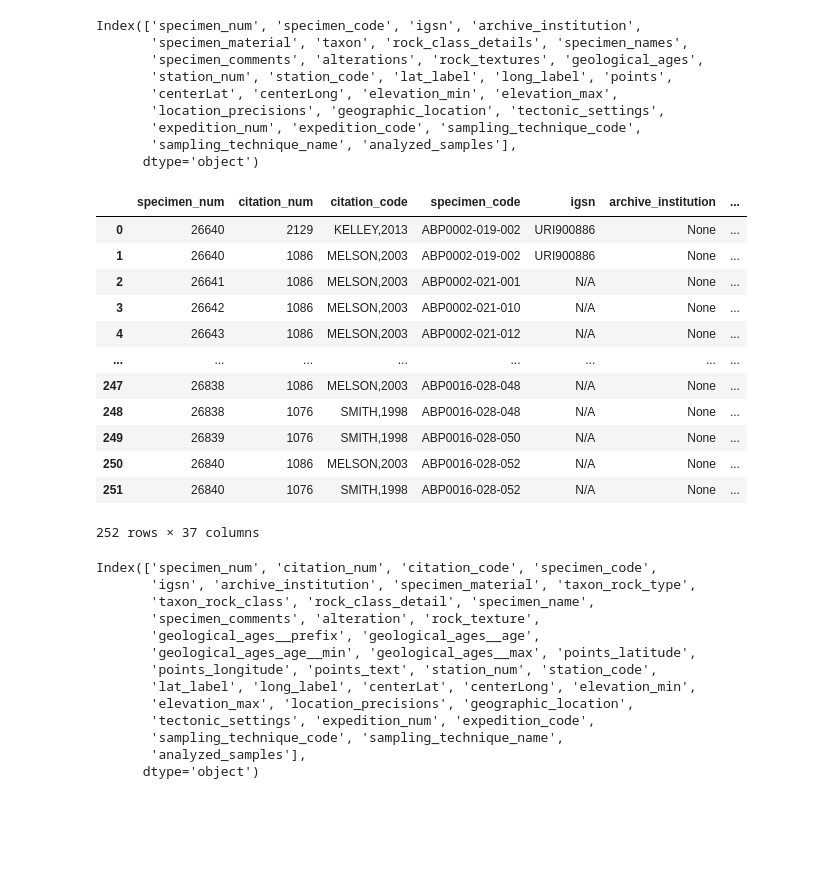
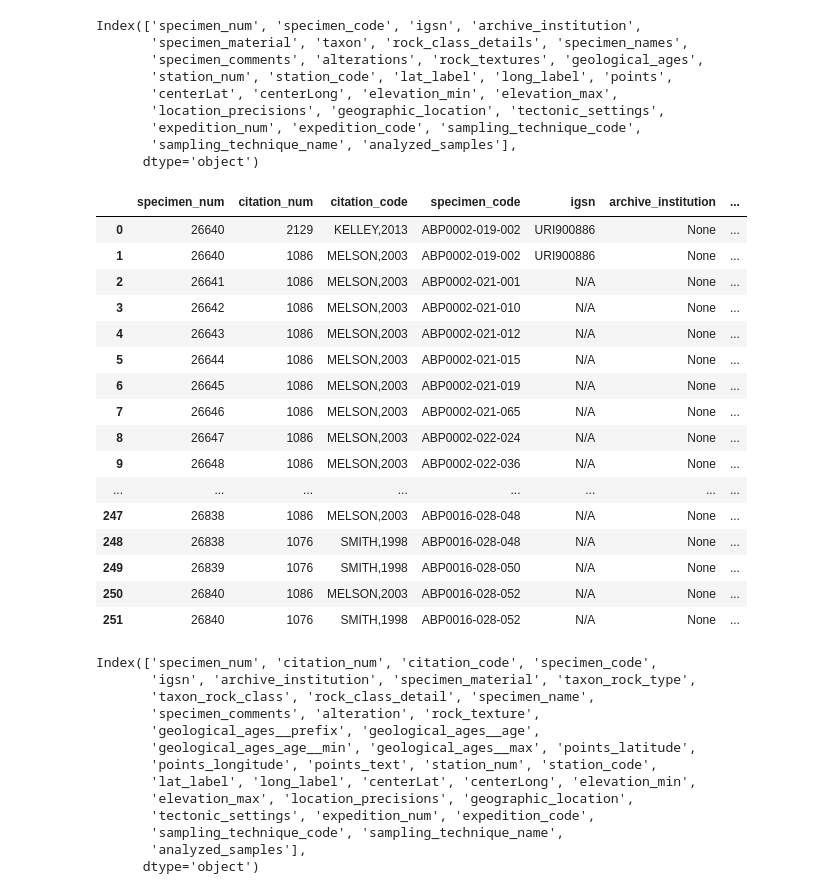
Before and after one commit to mdogy/MLforEarthChem, a Jupyter notebook: developmentNotebooks/final_final.ipynb, the cells around one changed output. Saved outputs shown, nothing was run; the diff lists cells and outputs as text; code cells hidden in the pictures; blank space fills up the shorter version.

```diff
--- a/developmentNotebooks/final_final.ipynb
+++ b/developmentNotebooks/final_final.ipynb
@@ -82,7 +82,7 @@ Index(['specimen_num', 'specimen_code', 'igsn', 'archive_institution',
        'sampling_technique_name', 'analyzed_samples'],
       dtype='object')
 # %%
-columns = ['specimen_num','citation_num', 'citation_code','specimen_code','igsn','archive_institution','specimen_material','taxon','taxon_rock_type', 'taxon_rock_class','rock_class_detail','rock_class_details','specimen_names','specimen_name','specimen_comments','alteration','alterations','rock_textures','rock_texture','geological_ages','geological_ages__prefix','geological_ages__age','geological_ages_age__min','geological_ages__max','points_latitude','points_longitude','points_text','station_num', 'station_code','lat_label', 'long_label','points','centerLat','centerLong', 'elevation_min','elevation_max','location_precisions','geographic_location','tectonic_settings','expedition_num','expedition_code','sampling_technique_code','sampling_technique_name','analyzed_samples']
+columns = ['specimen_num','citation_num', 'citation_code','specimen_code','igsn','archive_institution','specimen_material','taxon','taxon_rock_type', 'taxon_rock_class','rock_class_detail','rock_class_details','specimen_names','specimen_name','specimen_comments','alteration','alterations','rock_textures','rock_texture','geological_ages','geological_ages__prefix','geological_ages__age','geological_ages__min','geological_ages__max','points_latitude','points_longitude','points_text','station_num', 'station_code','lat_label', 'long_label','points','centerLat','centerLong', 'elevation_min','elevation_max','location_precisions','geographic_location','tectonic_settings','expedition_num','expedition_code','sampling_technique_code','sampling_technique_name','analyzed_samples']
 new_df = pd.DataFrame(data = None, index=None, columns = columns)
 for index, row in df1.iterrows():
     citation_num_list = []
@@ -136,13 +136,13 @@ for index, row in df1.iterrows():
 
     geological_prefix = 'None'
     geological_ages__age = 'None'
-    geological_ages_age__min = 'None'
+    geological_ages__min = 'None'
     geological_ages__max = 'None'
 
     if len(geological_ages) > 0:
         geological_prefix = geological_ages[0]['prefix']
         geological_ages__age = geological_ages[0]['age']
-        geological_ages_age__min = geological_ages[0]['age_min']
+        geological_ages__min = geological_ages[0]['age_min']
         geological_ages__max = geological_ages[0]['age_max']
 
 
@@ -200,7 +200,7 @@ for index, row in df1.iterrows():
         new_row.append(geological_ages)
         new_row.append(geological_prefix)
         new_row.append( geological_ages__age)
-        new_row.append( geological_ages_age__min)
+        new_row.append( geological_ages__min)
         new_row.append(geological_ages__max)
         new_row.append(latitude)
         new_row.append(longitude)
@@ -226,40 +226,44 @@ for index, row in df1.iterrows():
 
 
         a_series = pd.Series(new_row, index=new_df.columns)
         new_df = new_df.append(a_series, ignore_index=True)
         i += 1
 pd.set_option("display.max_columns", None)
 pd.set_option("display.max_colwidth", None)
 #pd.set_option('display.max_rows', None)
 new_df.drop('taxon', axis = 1, inplace = True)
 new_df.drop('specimen_names', axis = 1, inplace = True)
 new_df.drop('rock_textures', axis = 1, inplace = True)
 new_df.drop('geological_ages', axis = 1, inplace = True)
 new_df.drop('points', axis = 1, inplace = True)
 new_df.drop('rock_class_details', axis = 1, inplace = True)
 new_df.drop('alterations', axis = 1, inplace = True)
 
 new_df['geographic_location'] = new_df['geographic_location'].apply(lambda x: ', '.join(map(str, x))) # convert list to strings
 new_df['tectonic_settings'] = new_df['tectonic_settings'].apply(lambda x: ', '.join(map(str, x)))
 new_df['location_precisions'] = new_df['location_precisions'].apply(lambda x: ', '.join(map(str, x)))
 new_df['analyzed_samples'] = new_df['analyzed_samples'].apply(lambda x: ', '.join(map(str, x)))
 
 
 new_df
 # %% [output]
 |  | specimen_num | citation_num | citation_code | specimen_code | igsn | archive_institution | ... |
 | 0 | 26640 | 2129 | KELLEY,2013 | ABP0002-019-002 | URI900886 | None | ... |
 | 1 | 26640 | 1086 | MELSON,2003 | ABP0002-019-002 | URI900886 | None | ... |
 | 2 | 26641 | 1086 | MELSON,2003 | ABP0002-021-001 | N/A | None | ... |
 | 3 | 26642 | 1086 | MELSON,2003 | ABP0002-021-010 | N/A | None | ... |
 | 4 | 26643 | 1086 | MELSON,2003 | ABP0002-021-012 | N/A | None | ... |
+| 5 | 26644 | 1086 | MELSON,2003 | ABP0002-021-015 | N/A | None | ... |
+| 6 | 26645 | 1086 | MELSON,2003 | ABP0002-021-019 | N/A | None | ... |
+| 7 | 26646 | 1086 | MELSON,2003 | ABP0002-021-065 | N/A | None | ... |
+| 8 | 26647 | 1086 | MELSON,2003 | ABP0002-022-024 | N/A | None | ... |
+| 9 | 26648 | 1086 | MELSON,2003 | ABP0002-022-036 | N/A | None | ... |
 | ... | ... | ... | ... | ... | ... | ... | ... |
 | 247 | 26838 | 1086 | MELSON,2003 | ABP0016-028-048 | N/A | None | ... |
 | 248 | 26838 | 1076 | SMITH,1998 | ABP0016-028-048 | N/A | None | ... |
 | 249 | 26839 | 1076 | SMITH,1998 | ABP0016-028-050 | N/A | None | ... |
 | 250 | 26840 | 1086 | MELSON,2003 | ABP0016-028-052 | N/A | None | ... |
 | 251 | 26840 | 1076 | SMITH,1998 | ABP0016-028-052 | N/A | None | ... |
-252 rows × 37 columns
 # %%
 new_df.columns
 # %% [output]
```
Also changed, not shown: parts of 40 cells of this notebook.
